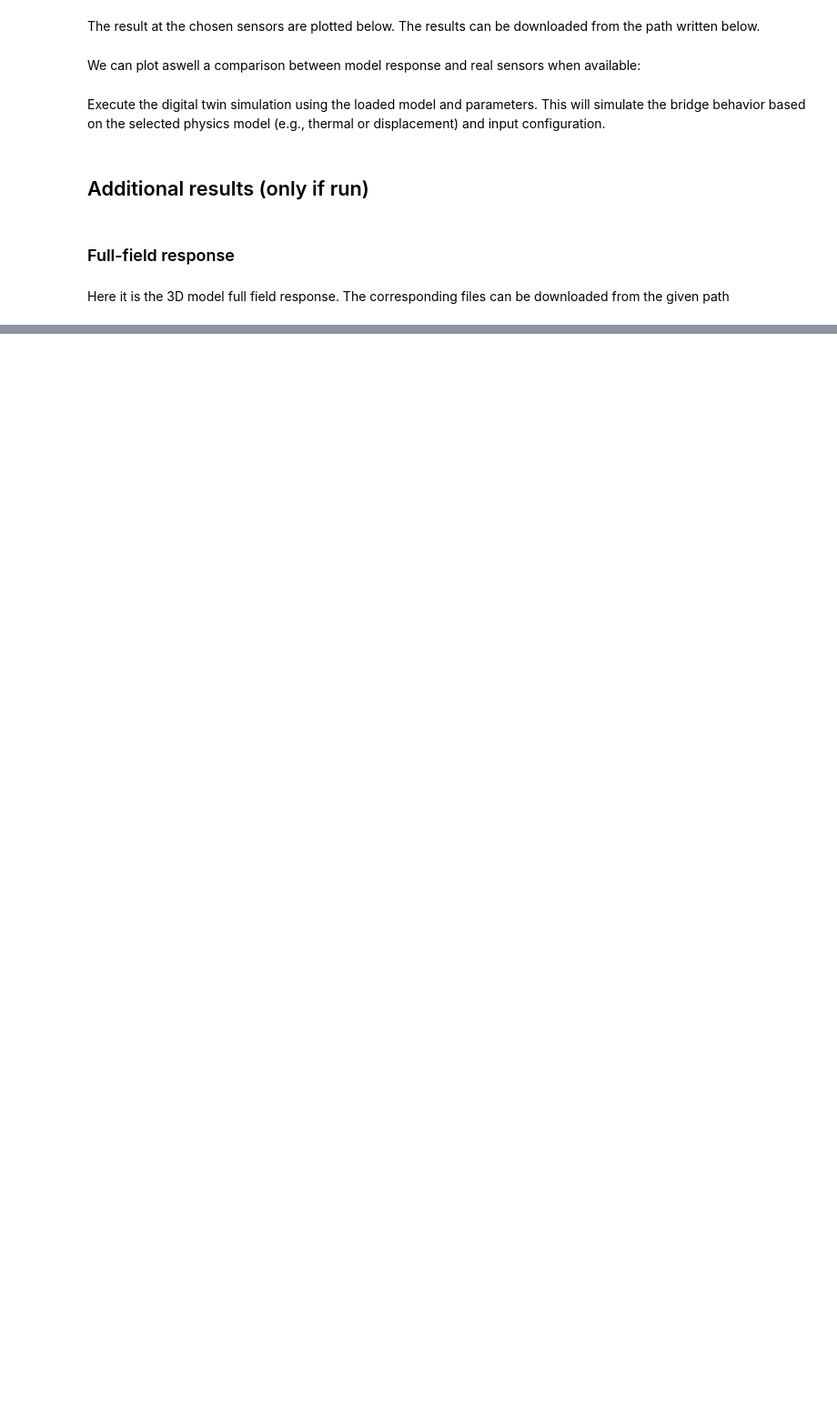
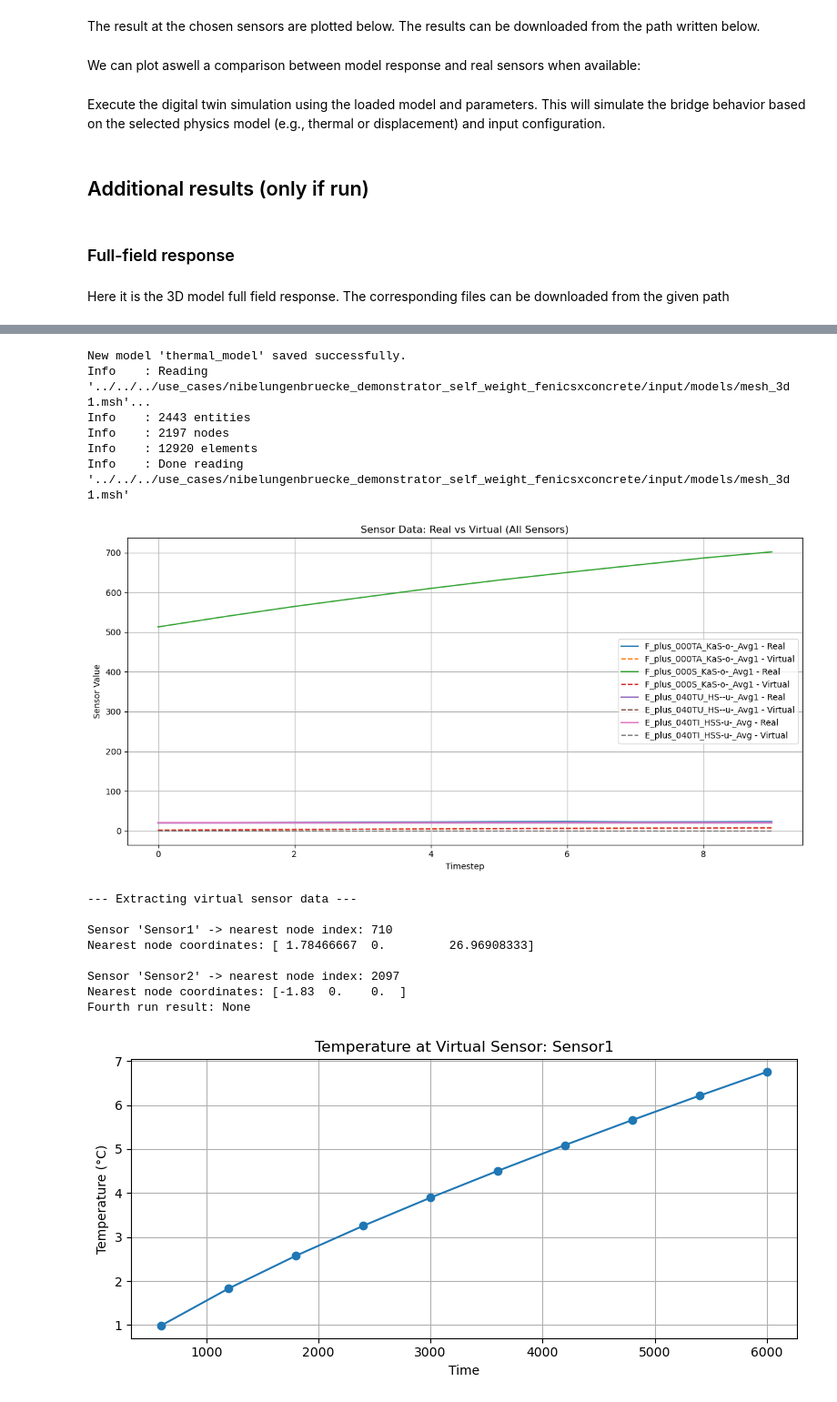
Before and after one commit to soenmezmehmet/NibelungenbrueckeJupyterNFDI, a Jupyter notebook: J4NDFI_interface.ipynb, the cells around one changed output, grey strips where cells are left out. Shown: that part at 91% size. Saved outputs shown, nothing was run; the diff lists cells and outputs as text; code cells hidden in the pictures; blank space fills up the shorter version.

```diff
--- a/J4NDFI_interface.ipynb
+++ b/J4NDFI_interface.ipynb
@@ -158,2 +165,0 @@ virtual_sensor_positions = [
-# %%
-orchestrator.simulation_parameters["virtual_sensor_positions"] = virtual_sensor_positions
@@ -163,0 +166,22 @@ orchestrator.plot_results_at_virtual_sensors()
+# %%
+new_parameters['parameter_update'] = {'rho': 3000, 'E': 290000000000}
+result4 = orchestrator.run(new_parameters)
+print("Fourth run result:", result4)
+orchestrator.plot_virtual_sensor_data()
+# %% [output]
+New model 'thermal_model' saved successfully.
+Info    : Reading '../../../use_cases/nibelungenbruecke_demonstrator_self_weight_fenicsxconcrete/input/models/mesh_3d 1.msh'...
+Info    : 2443 entities
+Info    : 2197 nodes
+Info    : 12920 elements
+Info    : Done reading '../../../use_cases/nibelungenbruecke_demonstrator_self_weight_fenicsxconcrete/input/models/mesh_3d 1.msh'
+[figure, added]
+--- Extracting virtual sensor data ---
+
+Sensor 'Sensor1' -> nearest node index: 710
+Nearest node coordinates: [ 1.78466667  0.         26.96908333]
+
+Sensor 'Sensor2' -> nearest node index: 2097
+Nearest node coordinates: [-1.83  0.    0.  ]
+Fourth run result: None
+[figure, added]
```
Also changed, not shown: parts of 9 cells of this notebook, 8 other files.
